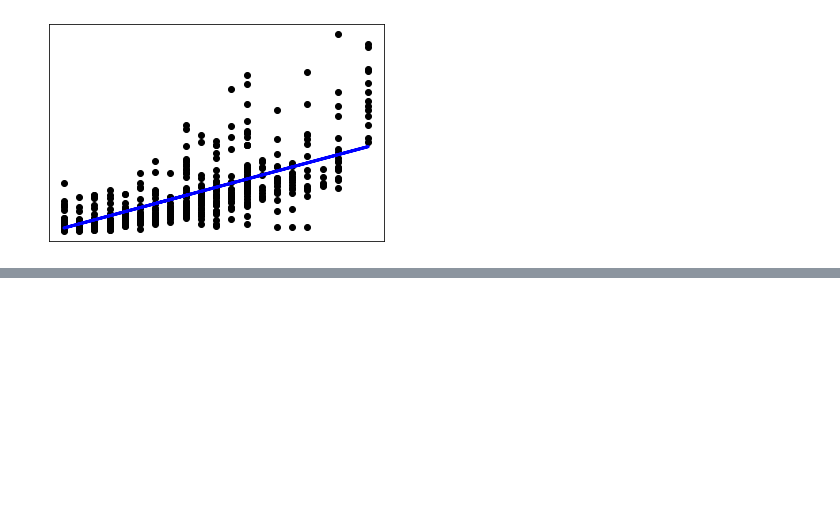
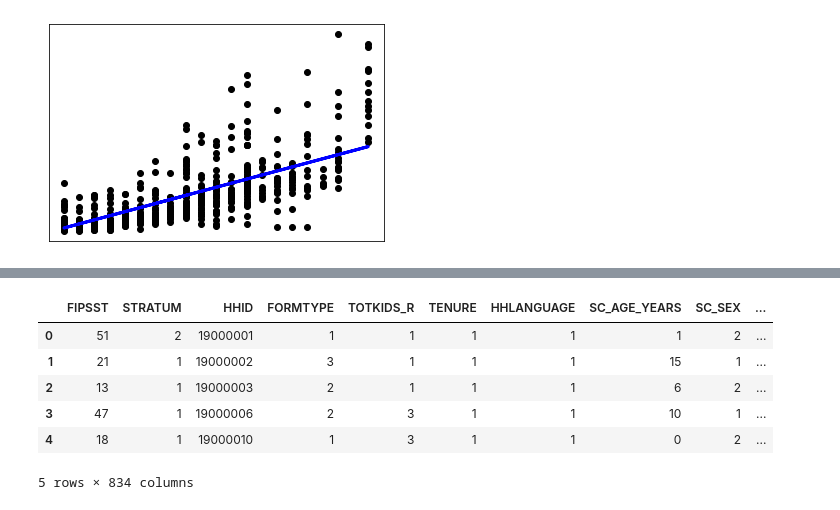
Before and after one commit to Tara-Lightner/Sensory_Needs_Occupational_Therapy, a Jupyter notebook: Exploratory.ipynb, the cells around one changed output, grey strips where cells are left out. Drawn from its saved outputs; the diff is of its cells as text; code cells hidden in the pictures; blank space fills up the shorter version.

```diff
--- a/Exploratory.ipynb
+++ b/Exploratory.ipynb
@@ -345,0 +373,12 @@ Coefficient of determination: 0.49
+# %%
+file8 = 'data/2019 NSCHTopical_CAHMI DRC.csv'
+df8 = pd.read_csv(file8)
+df8.head()
+# %% [output]
+|  | FIPSST | STRATUM | HHID | FORMTYPE | TOTKIDS_R | TENURE | HHLANGUAGE | SC_AGE_YEARS | SC_SEX | ... |
+| 0 | 51 | 2 | 19000001 | 1 | 1 | 1 | 1 | 1 | 2 | ... |
+| 1 | 21 | 1 | 19000002 | 3 | 1 | 1 | 1 | 15 | 1 | ... |
+| 2 | 13 | 1 | 19000003 | 2 | 1 | 1 | 1 | 6 | 2 | ... |
+| 3 | 47 | 1 | 19000006 | 2 | 3 | 1 | 1 | 10 | 1 | ... |
+| 4 | 18 | 1 | 19000010 | 1 | 3 | 1 | 1 | 0 | 2 | ... |
+5 rows × 834 columns
```
Also changed, not shown: parts of 3 cells of this notebook, 3 other files.
